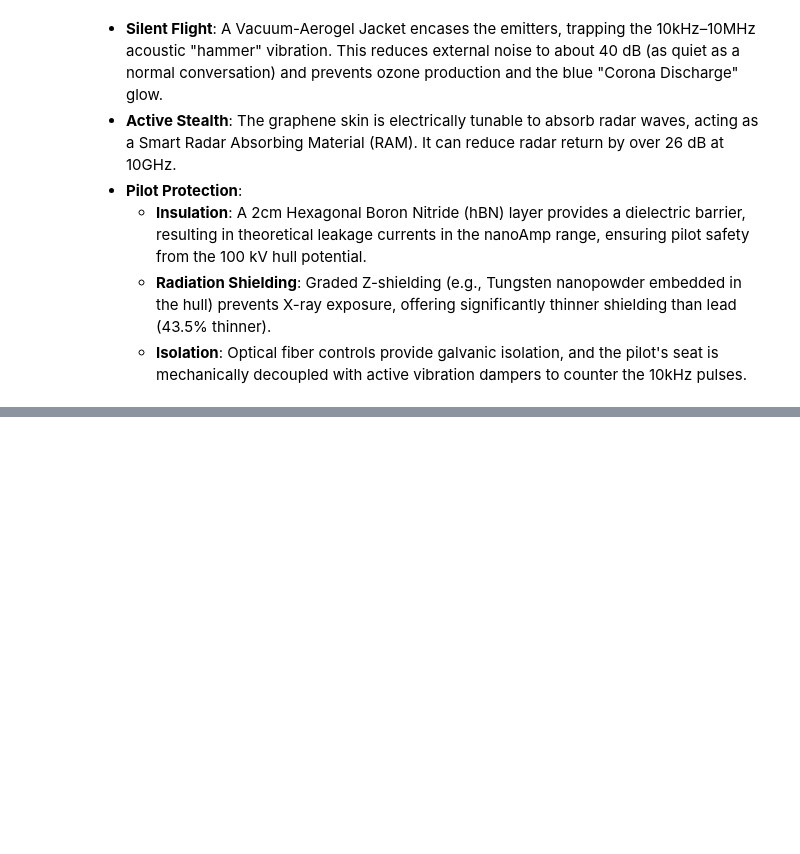
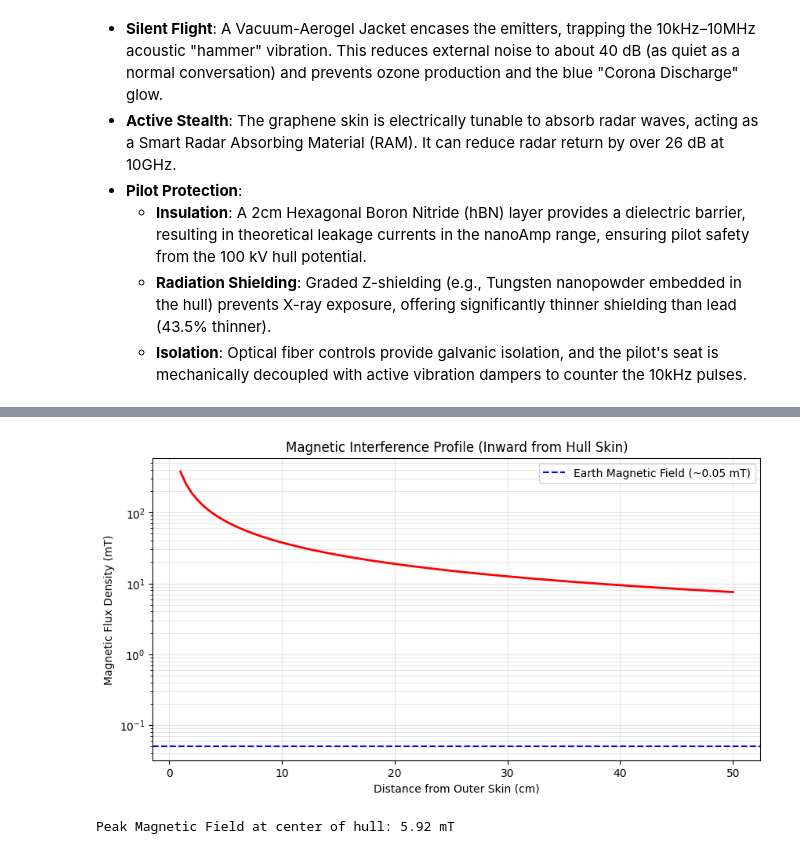
Before and after one commit to zeitgeistnirvana/Heston_Model, a Jupyter notebook: Waveguide_Propulsion_Radiant_Energy_Spacecraft.ipynb, the cells around one changed output, grey strips where cells are left out. Saved outputs shown, nothing was run; the diff lists cells and outputs as text; code cells hidden in the pictures; blank space fills up the shorter version.

```diff
--- a/Waveguide_Propulsion_Radiant_Energy_Spacecraft.ipynb
+++ b/Waveguide_Propulsion_Radiant_Energy_Spacecraft.ipynb
@@ -954,0 +1014,32 @@ This Radiant Energy Craft is a solid-state, propellantless vehicle designed to a
+# %%
+import numpy as np
+import matplotlib.pyplot as plt
+
+# --- Parameters ---
+i_peak = 18857.0  # Peak current in Amperes
+radius_hull = 2.0 # 2 meters from center to rim
+mu_0 = 4 * np.pi * 1e-7 # Permeability of free space
+
+# --- Magnetic Field Calculation ---
+# B = (mu_0 * I) / (2 * pi * r) for a distance r from the 'spine'
+# At the center of the disk loop, B = (mu_0 * I) / (2 * R)
+b_center_peak = (mu_0 * i_peak) / (2 * radius_hull)
+
+distances = np.linspace(0.01, 0.5, 100) # Distance from the hull skin inward
+b_field_inward = (mu_0 * i_peak) / (2 * np.pi * distances)
+
+plt.figure(figsize=(10, 5))
+plt.plot(distances * 100, b_field_inward * 1000, color='red', linewidth=2)
+plt.axhline(y=0.05, color='blue', linestyle='--', label='Earth Magnetic Field (~0.05 mT)')
+plt.title('Magnetic Interference Profile (Inward from Hull Skin)')
+plt.xlabel('Distance from Outer Skin (cm)')
+plt.ylabel('Magnetic Flux Density (mT)')
+plt.yscale('log')
+plt.legend()
+plt.grid(True, which="both", ls="-", alpha=0.3)
+plt.show()
+
+print(f"Peak Magnetic Field at center of hull: {b_center_peak * 1000:.2f} mT")
+# %% [output]
+[figure, added]
+Peak Magnetic Field at center of hull: 5.92 mT
```
Also changed, not shown: parts of 5 cells of this notebook.
